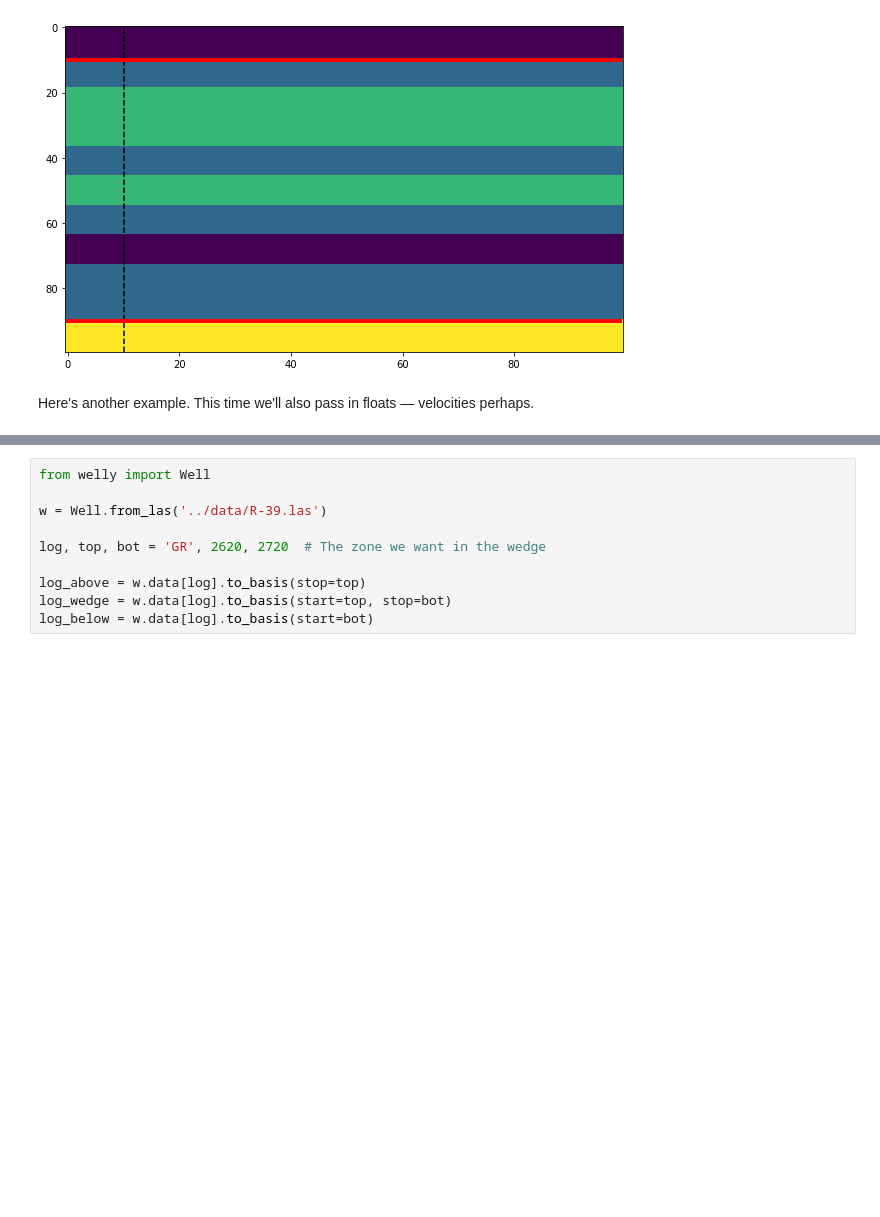
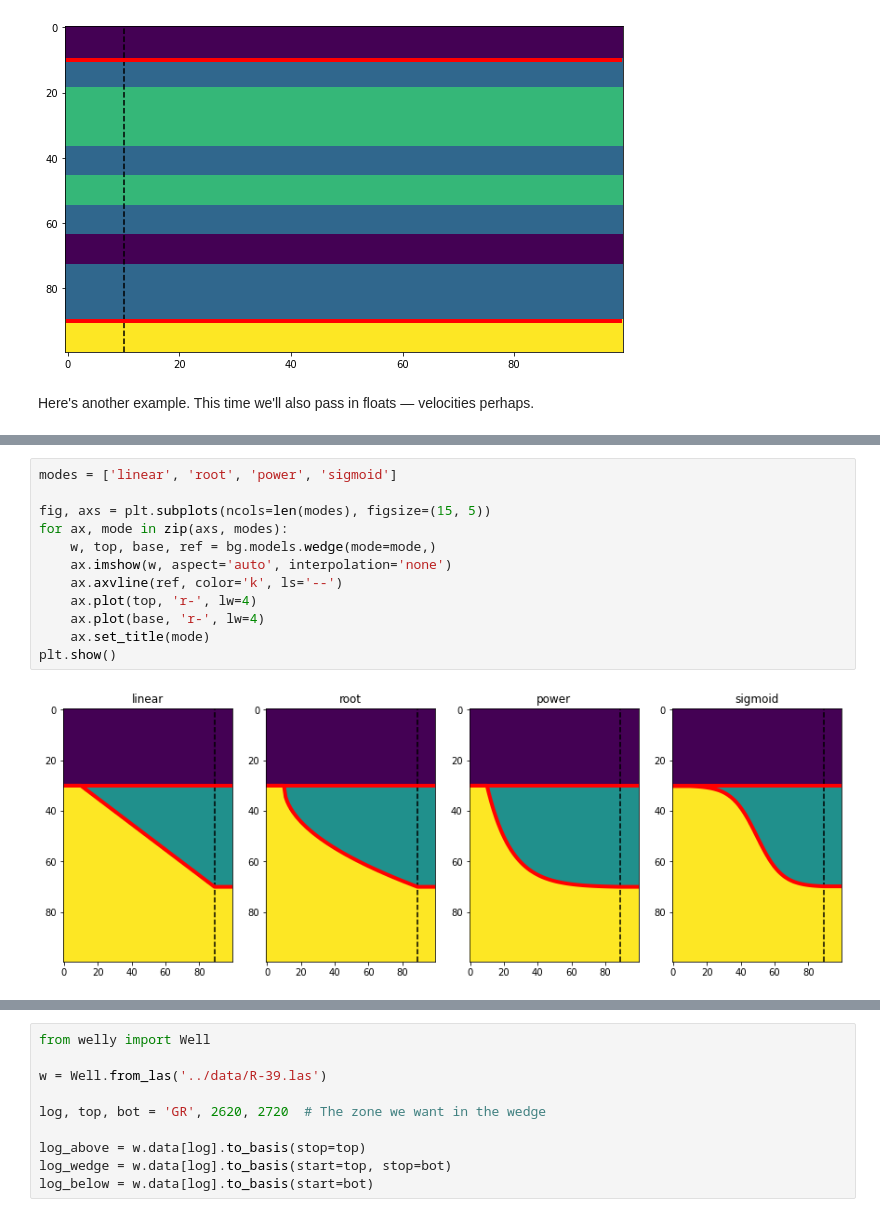
Before and after one commit to agilescientific/in-bruges, a Jupyter notebook: notebooks/Wedges.ipynb, the cells around one changed output, grey strips where cells are left out. Drawn from its saved outputs; the diff is of its cells as text; blank space fills up the shorter version.

```diff
--- a/notebooks/Wedges.ipynb
+++ b/notebooks/Wedges.ipynb
@@ -181,0 +211,14 @@ plt.show()
+# %%
+modes = ['linear', 'root', 'power', 'sigmoid']
+
+fig, axs = plt.subplots(ncols=len(modes), figsize=(15, 5))
+for ax, mode in zip(axs, modes):
+    w, top, base, ref = bg.models.wedge(mode=mode,)
+    ax.imshow(w, aspect='auto', interpolation='none')
+    ax.axvline(ref, color='k', ls='--')
+    ax.plot(top, 'r-', lw=4)
+    ax.plot(base, 'r-', lw=4)
+    ax.set_title(mode)
+plt.show()
+# %% [output]
+[figure, added]
```
Also changed, not shown: parts of 23 cells of this notebook, 2 other files.
